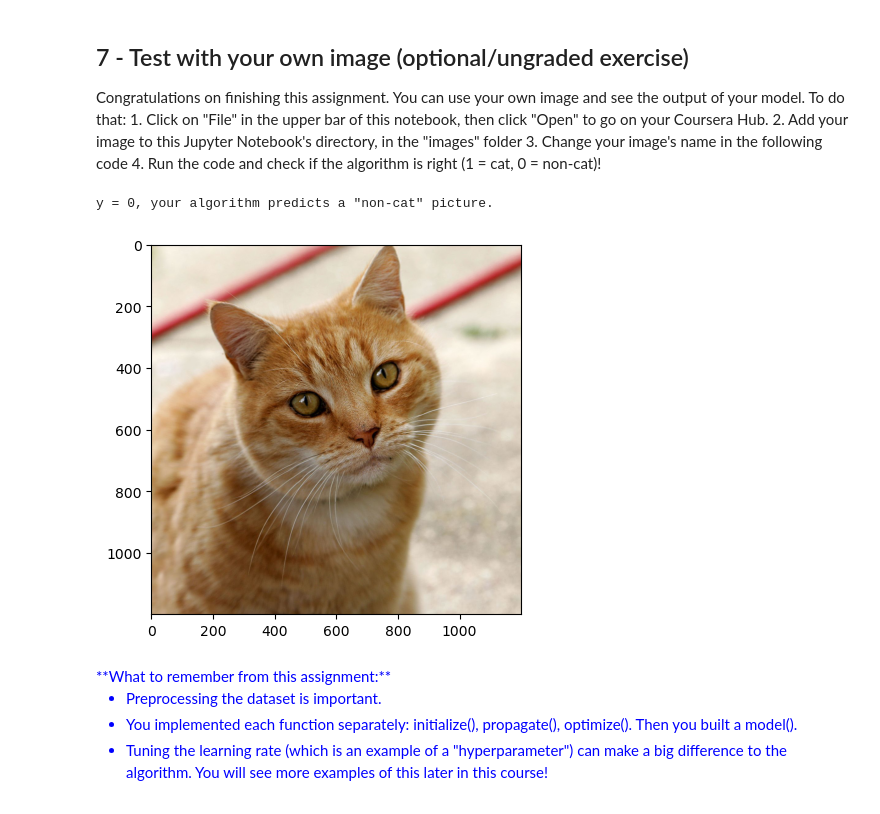
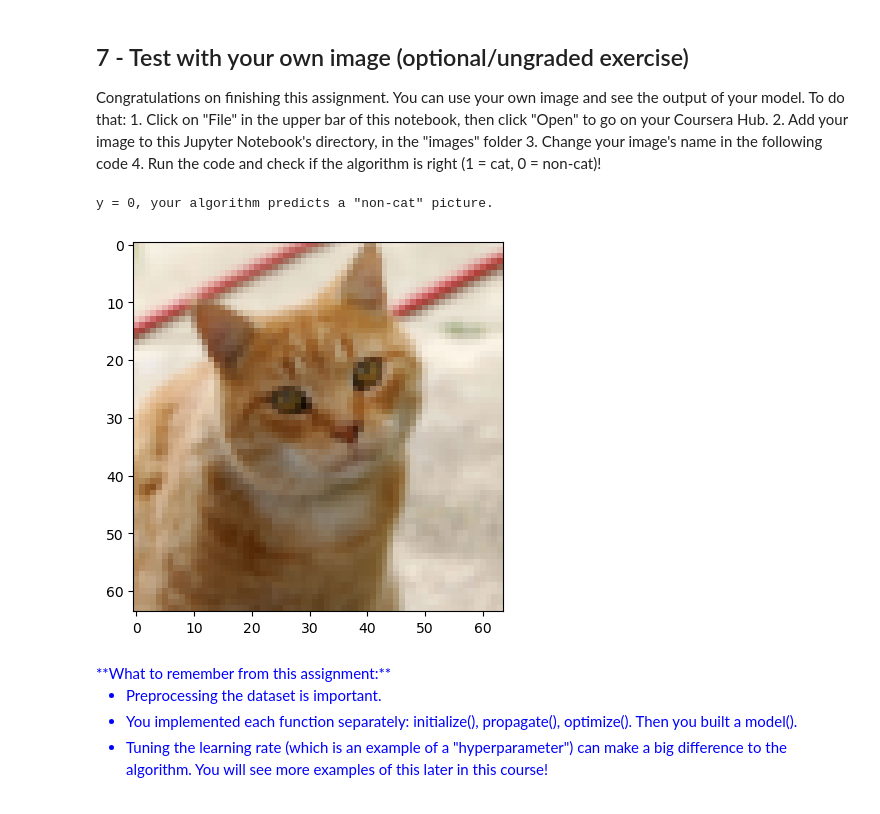
Before and after one commit to SAutum/ai-ds, a Jupyter notebook: dl/hongli/week02_logistic_regression/A02_logistic_regression.ipynb, the cells around one changed output. Cells and saved outputs as stored; diff of their text form; code cells hidden in the pictures.

```diff
--- a/dl/hongli/week02_logistic_regression/A02_logistic_regression.ipynb
+++ b/dl/hongli/week02_logistic_regression/A02_logistic_regression.ipynb
@@ -776,23 +778,23 @@ Congratulations on finishing this assignment. You can use your own image and see
 # %%
 from imageio import imread
 from skimage.transform import resize
 
 ## START CODE HERE ## (PUT YOUR IMAGE NAME)
 my_image = "Cat03.jpg"   # change this to the name of your image file
 ## END CODE HERE ##
 
 # We preprocess the image to fit your algorithm.
 fname = "images/" + my_image
 image = np.array(imread(fname))
 image = image/255.
 my_image = resize(image, output_shape=(num_px,num_px)).reshape((1, num_px*num_px*3)).T
 my_predicted_image = predict(d["w"], d["b"], my_image)
 
-plt.imshow(image)
+plt.imshow(resize(image, output_shape=(num_px,num_px)))
 print("y = " + str(np.squeeze(my_predicted_image)) + ", your algorithm predicts a \"" + classes[int(np.squeeze(my_predicted_image)),].decode("utf-8") +  "\" picture.")
 # %% [output]
 y = 0, your algorithm predicts a "non-cat" picture.
-[figure, old version]
+[figure, new version]
 # %% [markdown]
 <font color='blue'>
 **What to remember from this assignment:**
```
Also changed, not shown: parts of 2 cells of this notebook.
